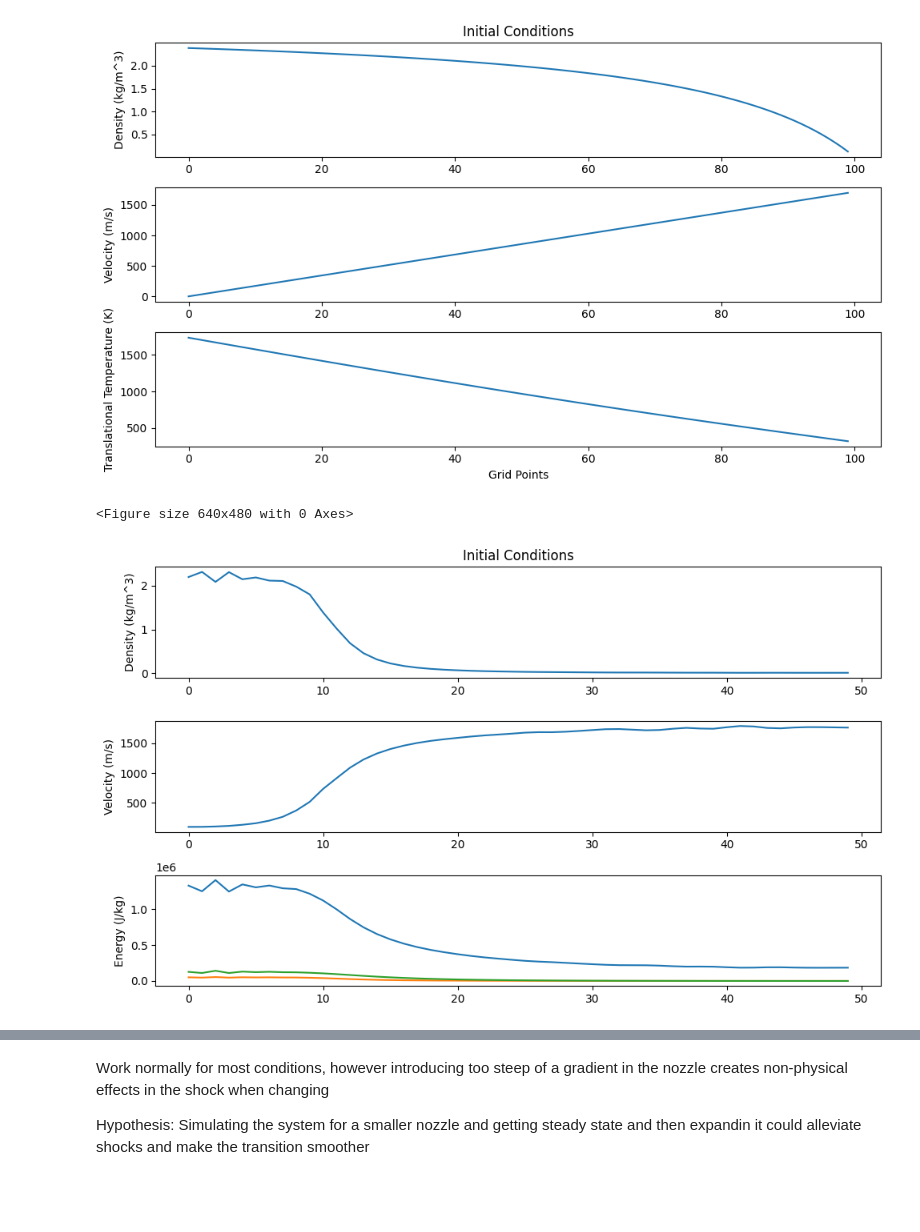
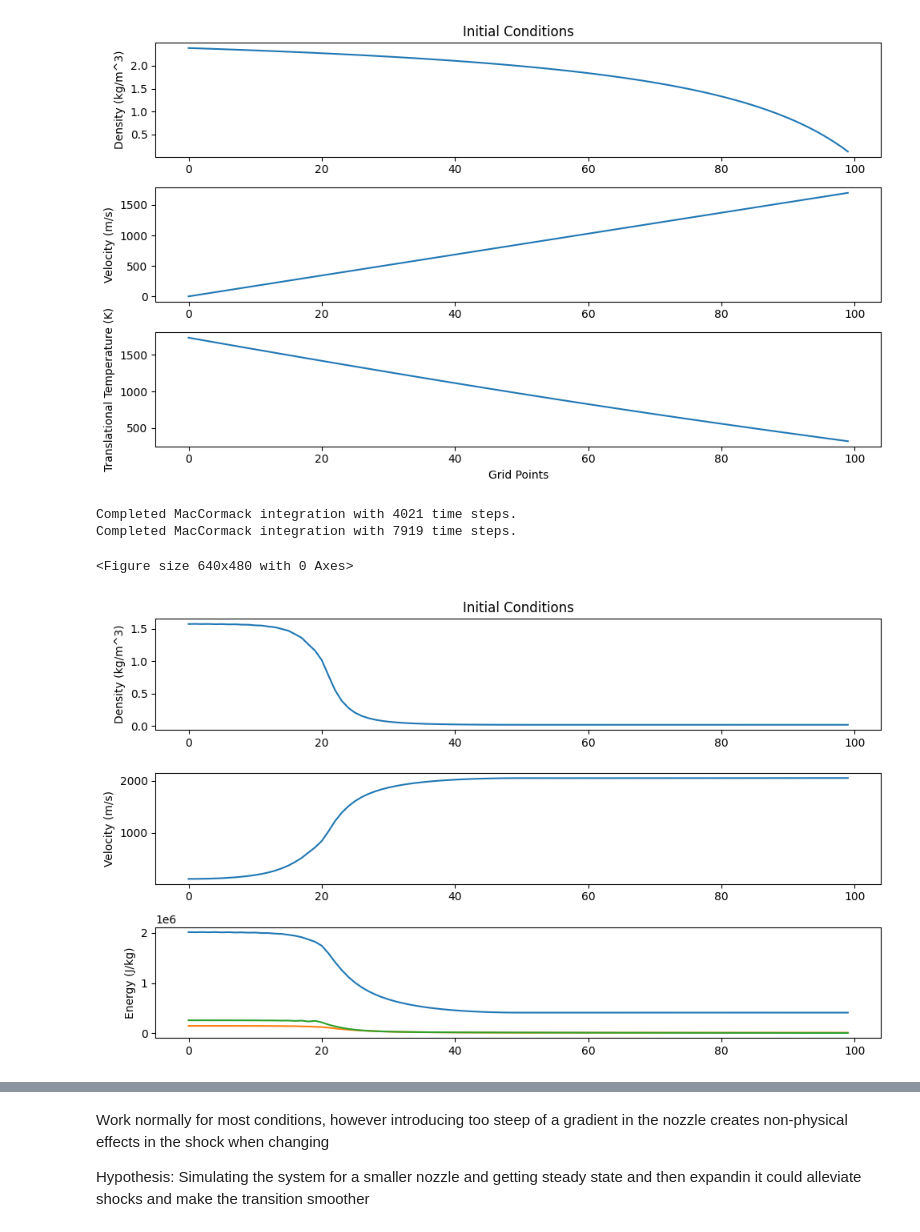
Before and after one commit to Tsuchijo/GDL_Simulation, a Jupyter notebook: notebooks/non_equib_fluid.ipynb, the cells around one changed output, grey strips where cells are left out. Saved outputs shown, nothing was run; the diff lists cells and outputs as text; code cells hidden in the pictures; blank space fills up the shorter version.

```diff
--- a/notebooks/non_equib_fluid.ipynb
+++ b/notebooks/non_equib_fluid.ipynb
@@ -616,7 +616,6 @@ def generate_nozzle_geometry(length, reservoir_length, throat_length, min_A, res
     def smooth_interp(A1, A2, s):
         # Cosine-based smooth interpolation from A1 to A2 over s in [0,1]
         return A1 + (A2 - A1) * 0.5 * (1 - np.cos(np.pi * s))
-
     def nozzle_geometry(x):
         nozzle = np.zeros_like(x)
         for i, point in enumerate(x):
@@ -627,39 +626,46 @@ def generate_nozzle_geometry(length, reservoir_length, throat_length, min_A, res
             elif point < reservoir_length + throat_length:
                 # Constant area throat section
                 nozzle[i] = min_A
+            elif point < 0.5 * length:
+                # Smooth diverging section up to 0.5 * length
+                s = (point - reservoir_length - throat_length) / (0.5 * length - reservoir_length - throat_length)
+                nozzle[i] = smooth_interp(min_A, exit_A, s)
             else:
-                # Smooth diverging section
-                s = (point - reservoir_length - throat_length) / (length - reservoir_length - throat_length)
-                nozzle[i] = smooth_interp(min_A, exit_A, s)
+                # Straight line (constant area) for the rest
+                nozzle[i] = exit_A
         return nozzle
     return nozzle_geometry
 # %%
 length = 0.5 # m
-n_points = 50
+n_points = 100
 delta_x = length / n_points
 dt = delta_x / (400 * 1) # assumption being max speed in the nozzle is less than mach 10
 time_span = 0.002
 P0 = 101325.0 * 10.0 # 10 atm in pascal
-T0 = 1600.0  # K
+T0 = 2300.0  # K
 
-X_CO2 = 0.09
-X_N2 = 0.85
-X_H2O = 0.06
+X_CO2 = 0.16
+X_N2 = 0.75
+X_H2O = 0.09
 
 min_A = 1.0  * (1e-3 * 25e-3) # m^2
 reservoir_A = 5.0 * (1e-3 * 25e-3) # m^2
-exit_A = 60.0* (1e-3 * 25e-3) # m^2
+exit_A =60.0* (1e-3 * 25e-3) # m^2
 
 nozzle_geom = generate_nozzle_geometry(length, length * 0.2, 0, min_A, reservoir_A, exit_A)
 y0, time_derivative = calculate_1d_flow_eqs(delta_x, n_points, P0, T0, X_CO2, X_N2, X_H2O, nozzle_geom, static_relaxation_times=True)
 
 ## Run the MacCormack integration
 sol, times = MacCormackIntegration(y0, time_derivative, dt, time_span, delta_x)
-# _, time_derivative_dynamic = calculate_1d_flow_eqs(delta_x, n_points, P0, T0, X_CO2, X_N2, X_H2O, nozzle_geom, static_relaxation_times=False)
-# sol, times = MacCormackIntegration(sol[-1, :], time_derivative_dynamic, dt, 0.0003, delta_x)
+print(f"Completed MacCormack integration with {len(times)} time steps.")
+_, time_derivative_dynamic = calculate_1d_flow_eqs(delta_x, n_points, P0, T0, X_CO2, X_N2, X_H2O, nozzle_geom, static_relaxation_times=False)
+sol, times = MacCormackIntegration(sol[-1, :], time_derivative_dynamic, dt, 0.0003, delta_x)
+print(f"Completed MacCormack integration with {len(times)} time steps.")
 
 ## Plot the results
 plot_conditions(sol[-3, :])
 # %% [output]
-<Figure size 640x480 with 0 Axes>
+Completed MacCormack integration with 4021 time steps.
+Completed MacCormack integration with 7919 time steps.
+<Figure size 640x480 with 0 Axes>
-[figure, old version]
+[figure, new version]
```
Also changed, not shown: parts of 3 cells of this notebook, 1 other file.
